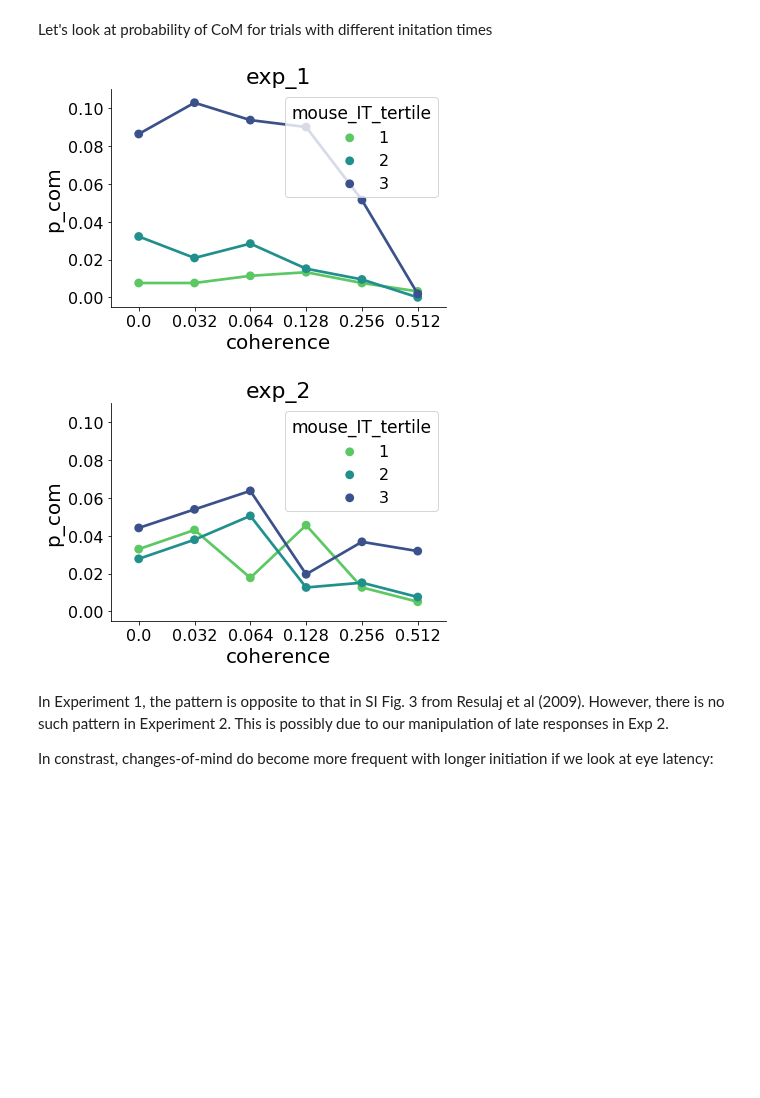
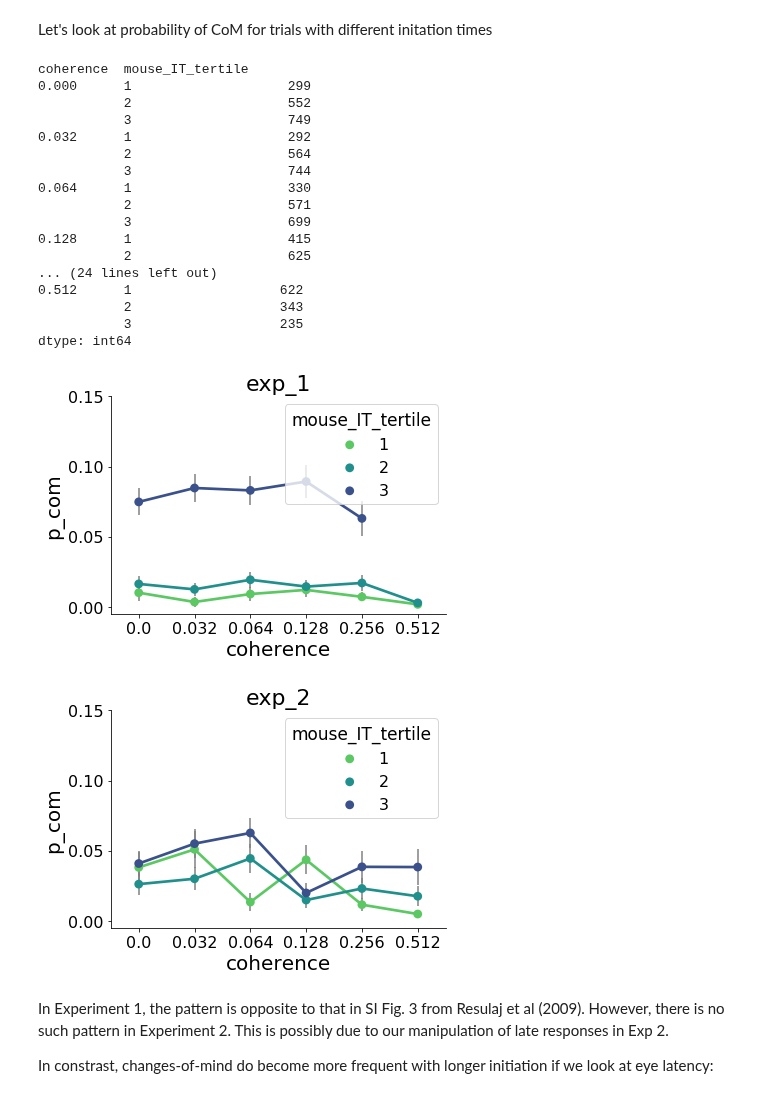
Before and after one commit to cherepaha/eyehandrdk, a Jupyter notebook: psychometrics.ipynb, the cells around one changed output. Cells and saved outputs as stored; diff of their text form; code cells hidden in the pictures; blank space fills up the shorter version.

```diff
--- a/psychometrics.ipynb
+++ b/psychometrics.ipynb
@@ -300,21 +296,3 @@ plot_p_com_ci(choices_2, exp_2, n_threshold=0)
 # Probability of CoM trials depending on initiation times
 # %% [markdown]
 Let's look at probability of CoM for trials with different initation times
-# %%
-def get_tertiles(x):
-    return pd.cut(x, bins=x.quantile([0, .33, .66, 1]), labels=['1', '2', '3'])
-
-def plot_p_com_vs_var(choices, var, exp):
-    plt.figure()
-    choices[var+'_tertile'] = choices.groupby('coherence')[var].apply(get_tertiles)
-    p_com = choices.groupby(by=['coherence', var+'_tertile']).apply(lambda c: len(c[c.is_com])/len(c)).rename('p_com')
-    ax = sns.pointplot(data=p_com.reset_index(), x='coherence', y='p_com', hue=var+'_tertile', palette=palette_sqn)
-    plt.title(exp)
-    ax.set_ylim(-0.005, 0.11)
-    plt.savefig('figures/p_com_vs_coherence_by_%s_%s' % (var, exp), bbox_inches='tight')
-
-plot_p_com_vs_var(choices_1, 'mouse_IT', exp_1)
-plot_p_com_vs_var(choices_2, 'mouse_IT', exp_2)
-# %% [output]
-[figure, removed]
-[figure, removed]
@@ -321,3 +303,53 @@ plot_p_com_vs_var(choices_2, 'mouse_IT', exp_2)
+# %%
+def get_ci_vs_var(c, var, n_threshold=0):
+    p_com = c.groupby(by=['coherence', var]).apply(lambda c: len(c[c.is_com])/len(c) if len(c[c.is_com]) else np.NaN).rename('p_com')
+    n = c.groupby(by=['coherence', var]).apply(len)
+    print(n)
+    ci = pd.DataFrame(p_com, columns=['p_com'],
+                        index=pd.MultiIndex.from_product([np.sort(c.coherence.unique()),
+                                                          np.sort(c[var].unique())],
+                                                         names=['coherence', var]))
+
+    ci['ci_l'] = ci['p_com'] - np.sqrt(p_com*(1-p_com)/n)
+    ci['ci_r'] = ci['p_com'] + np.sqrt(p_com*(1-p_com)/n)
+
+    return ci.reset_index()
+
+def plot_p_com_vs_var_ci(choices, var, exp, n_threshold=0):
+    plt.figure()
+    ci = get_ci_vs_var(choices, var, n_threshold=n_threshold)
+
+    ax = sns.pointplot(data=ci, x='coherence', y='p_com', hue=var, palette=palette_sqn)
+    ax.vlines(x=[val for pair in zip(range(0,6), range(0,6), range(0,6)) for val in pair],
+              ymin=ci.ci_l, ymax=ci.ci_r, color='gray', zorder=0)
+
+    plt.title(exp)
+    ax.set_ylim(-0.005, 0.15)
+
+    plt.savefig('figures/p_com_by_%s_ci_%s' % (var, exp), bbox_inches='tight')
+
+plot_p_com_vs_var_ci(choices_1, 'mouse_IT_tertile', exp_1, n_threshold=0)
+plot_p_com_vs_var_ci(choices_2, 'mouse_IT_tertile', exp_2, n_threshold=0)
+# %% [output]
+coherence  mouse_IT_tertile
+0.000      1                    299
+           2                    552
+           3                    749
+0.032      1                    292
+           2                    564
+           3                    744
+0.064      1                    330
+           2                    571
+           3                    699
+0.128      1                    415
+           2                    625
+... (24 lines left out)
+0.512      1                   622
+           2                   343
+           3                   235
+dtype: int64
+[figure, added]
+[figure, added]
 # %% [markdown]
 In Experiment 1, the pattern is opposite to that in SI Fig. 3 from Resulaj et al (2009). However, there is no such pattern in Experiment 2. This is possibly due to our manipulation of late responses in Exp 2.
 
```
Also changed, not shown: parts of 11 cells of this notebook, 1 other file.
